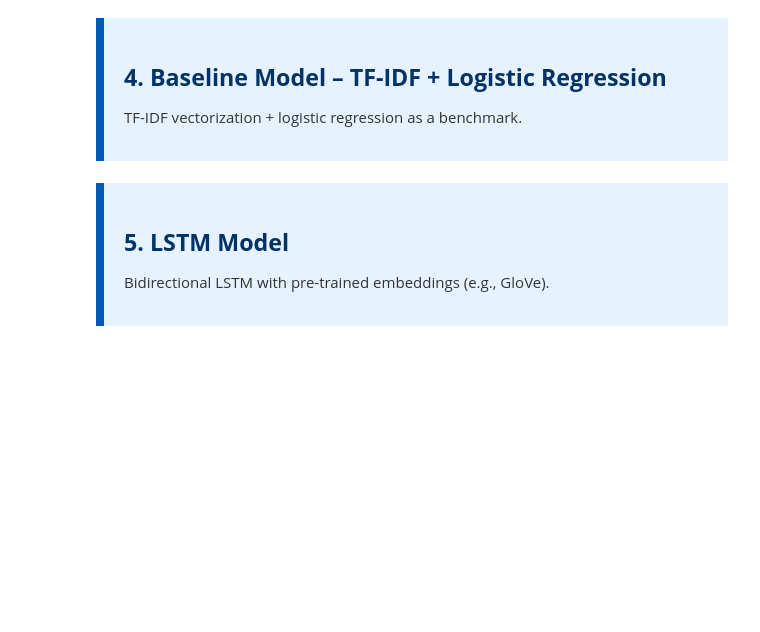
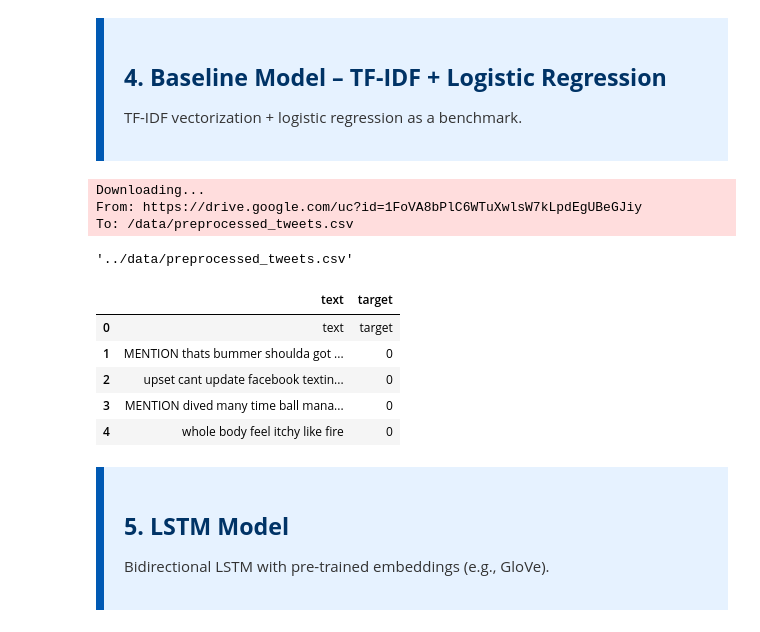
Before and after one commit to ariesslin/ie7500-g1-tweet-sentiment-nlp, a Jupyter notebook: scripts/tweet_sentiment_analysis_and_classification.ipynb, the cells around one changed output. Drawn from its saved outputs; the diff is of its cells as text; code cells hidden in the pictures; blank space fills up the shorter version.

Commit message:
Added the path to read preprocessed files from Drive

```diff
--- a/scripts/tweet_sentiment_analysis_and_classification.ipynb
+++ b/scripts/tweet_sentiment_analysis_and_classification.ipynb
@@ -579,6 +579,37 @@ files.download('preprocessed_tweets.csv')
   <h2 style="color:#003366;"><strong>4. Baseline Model – TF-IDF + Logistic Regression</strong></h2>
   <p style="color:#333333;">TF-IDF vectorization + logistic regression as a benchmark.</p>
 </div>
+# %%
+# We load the processed dataset
+
+os.makedirs("../data", exist_ok=True)
+
+os.makedirs("../data", exist_ok=True)
+
+file_id = "1FoVA8bPlC6WTuXwlsW7kLpdEgUBeGJiy"
+url = f"https://drive.google.com/uc?id={file_id}"
+output = "../data/preprocessed_tweets.csv"
+
+gdown.download(url, output, quiet=False)
+# %% [output]
+Downloading...
+From: https://drive.google.com/uc?id=1FoVA8bPlC6WTuXwlsW7kLpdEgUBeGJiy
+To: /data/preprocessed_tweets.csv
+'../data/preprocessed_tweets.csv'
+# %%
+# Reading and naming dataframe
+
+Tweets = pd.read_csv("../data/preprocessed_tweets.csv", header=None, names=["text", "target"])
+
+
+Tweets.head()
+# %% [output]
+|  | text | target |
+| 0 | text | target |
+| 1 | MENTION thats bummer shoulda got ... | 0 |
+| 2 | upset cant update facebook textin... | 0 |
+| 3 | MENTION dived many time ball mana... | 0 |
+| 4 | whole body feel itchy like fire | 0 |
 # %% [markdown]
 
 <div style="background-color:#e6f2ff; border-left:8px solid #0059b3; padding:20px; margin:20px 0;">
```
